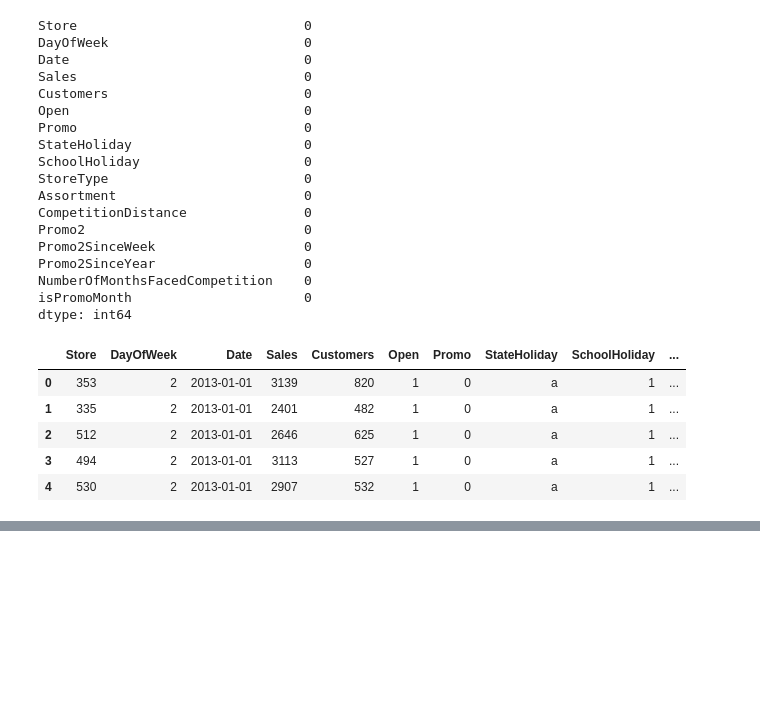
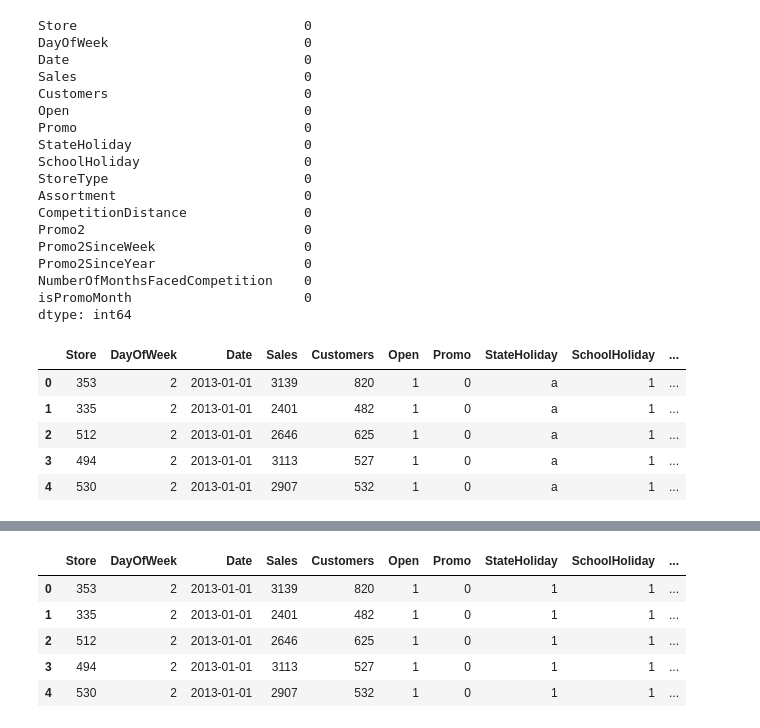
Before and after one commit to Yash1289/rossmann_sales_prediction, a Jupyter notebook: Rossmann_Sales_Prediction_Capstone_Project.ipynb, the cells around one changed output, grey strips where cells are left out. Saved outputs shown, nothing was run; the diff lists cells and outputs as text; code cells hidden in the pictures; blank space fills up the shorter version.

```diff
--- a/Rossmann_Sales_Prediction_Capstone_Project.ipynb
+++ b/Rossmann_Sales_Prediction_Capstone_Project.ipynb
@@ -441,0 +468,9 @@ rossmann_sales_df.head()
+# %%
+rossmann_temp_df.head()
+# %% [output]
+|  | Store | DayOfWeek | Date | Sales | Customers | Open | Promo | StateHoliday | SchoolHoliday | ... |
+| 0 | 353 | 2 | 2013-01-01 | 3139 | 820 | 1 | 0 | 1 | 1 | ... |
+| 1 | 335 | 2 | 2013-01-01 | 2401 | 482 | 1 | 0 | 1 | 1 | ... |
+| 2 | 512 | 2 | 2013-01-01 | 2646 | 625 | 1 | 0 | 1 | 1 | ... |
+| 3 | 494 | 2 | 2013-01-01 | 3113 | 527 | 1 | 0 | 1 | 1 | ... |
+| 4 | 530 | 2 | 2013-01-01 | 2907 | 532 | 1 | 0 | 1 | 1 | ... |
```
Also changed, not shown: parts of 62 cells of this notebook.
